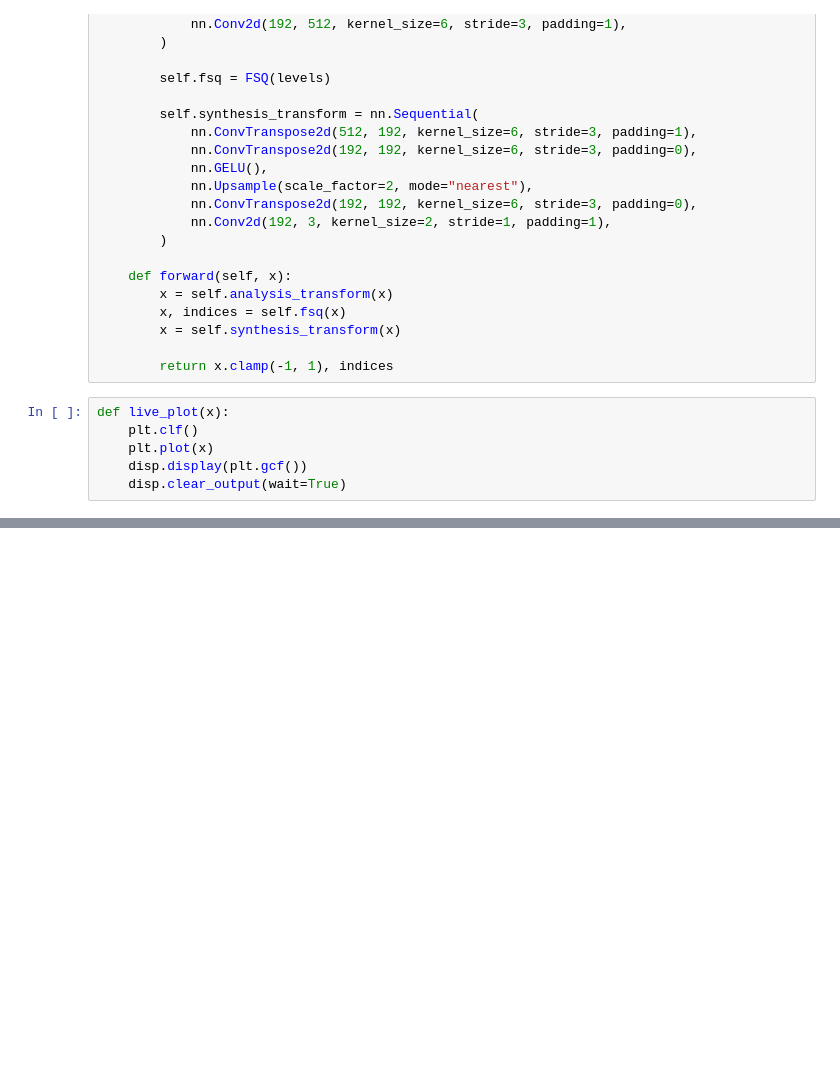
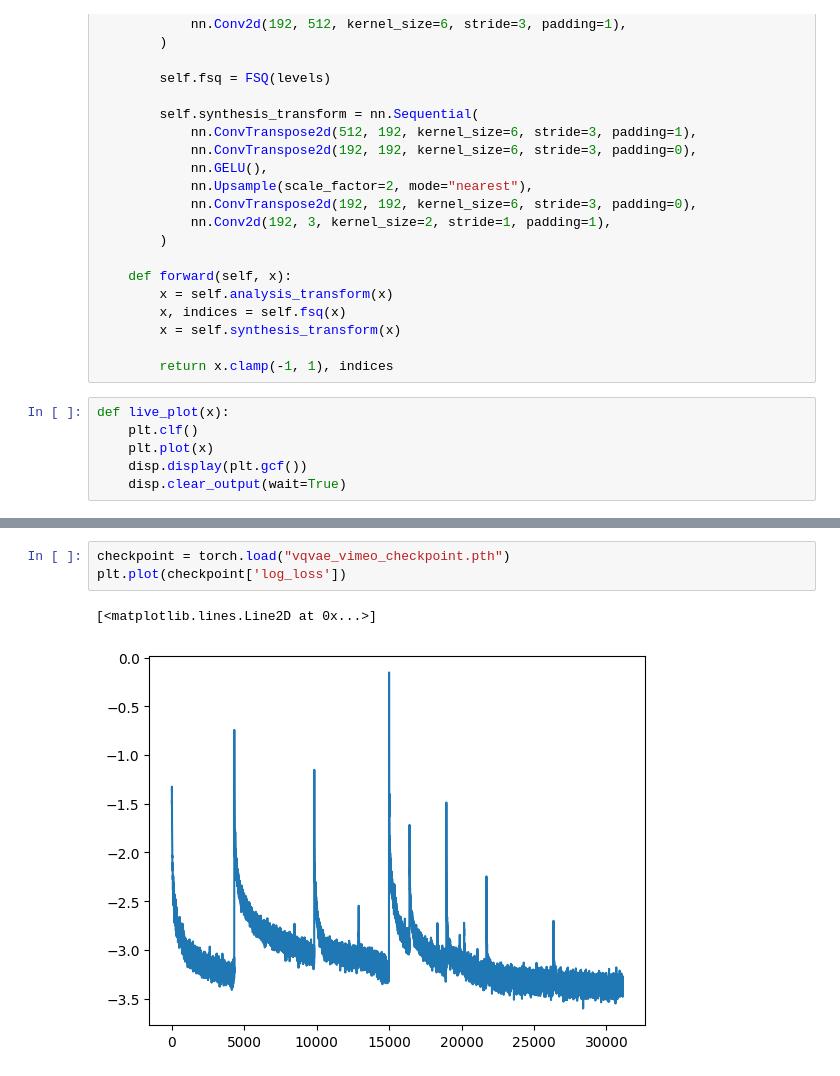
Before and after one commit to danjacobellis/moco, a Jupyter notebook: train_VQVAE_on_vimeo.ipynb, the cells around one changed output, grey strips where cells are left out. Saved outputs shown, nothing was run; the diff lists cells and outputs as text; blank space fills up the shorter version.

```diff
--- a/train_VQVAE_on_vimeo.ipynb
+++ b/train_VQVAE_on_vimeo.ipynb
@@ -98,0 +83,6 @@ for i_epoch in range(200):
+# %%
+checkpoint = torch.load("vqvae_vimeo_checkpoint.pth")
+plt.plot(checkpoint['log_loss'])
+# %% [output]
+[<matplotlib.lines.Line2D at 0x...>]
+[figure, added]
```
Also changed, not shown: parts of 3 cells of this notebook, 1 other file.
